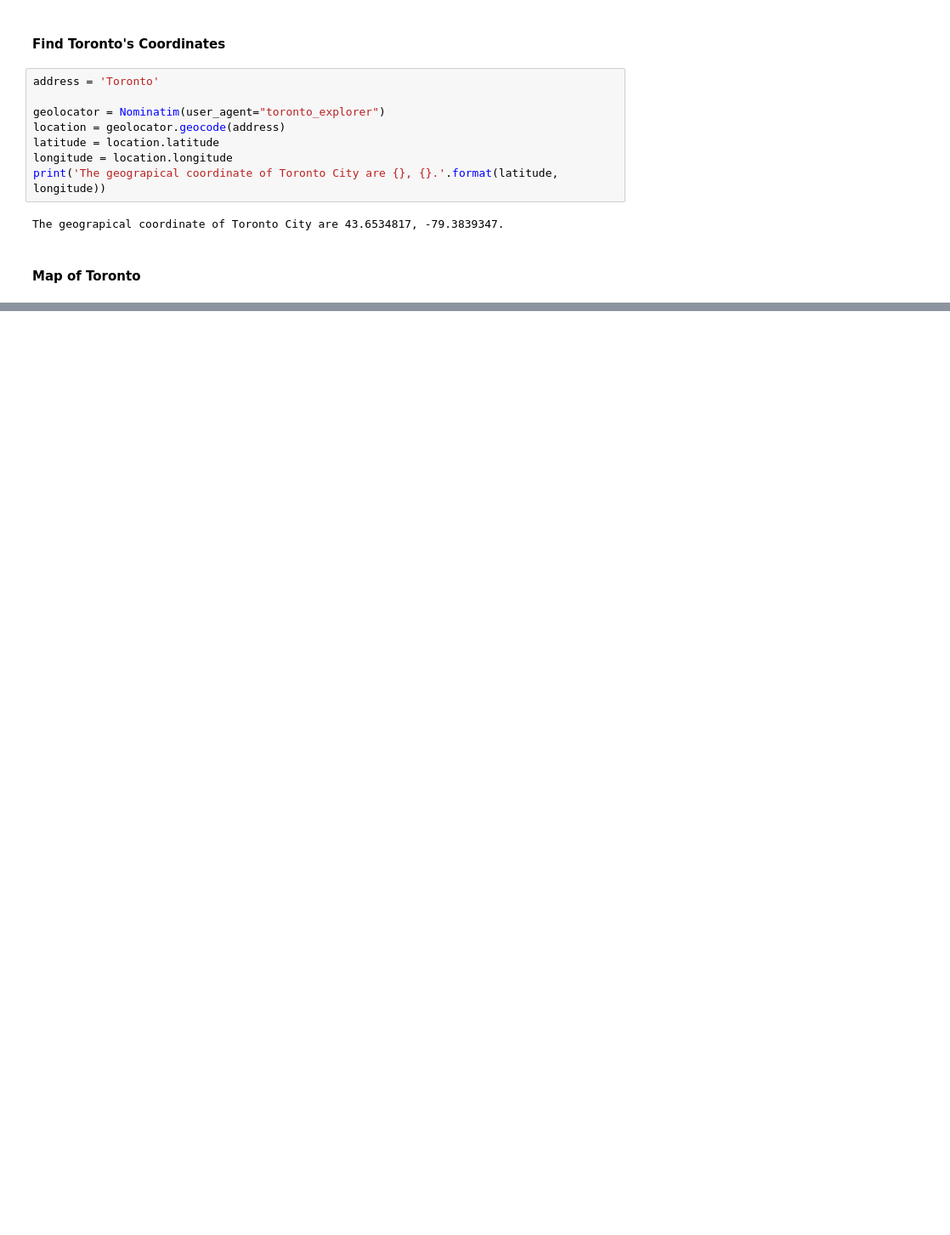
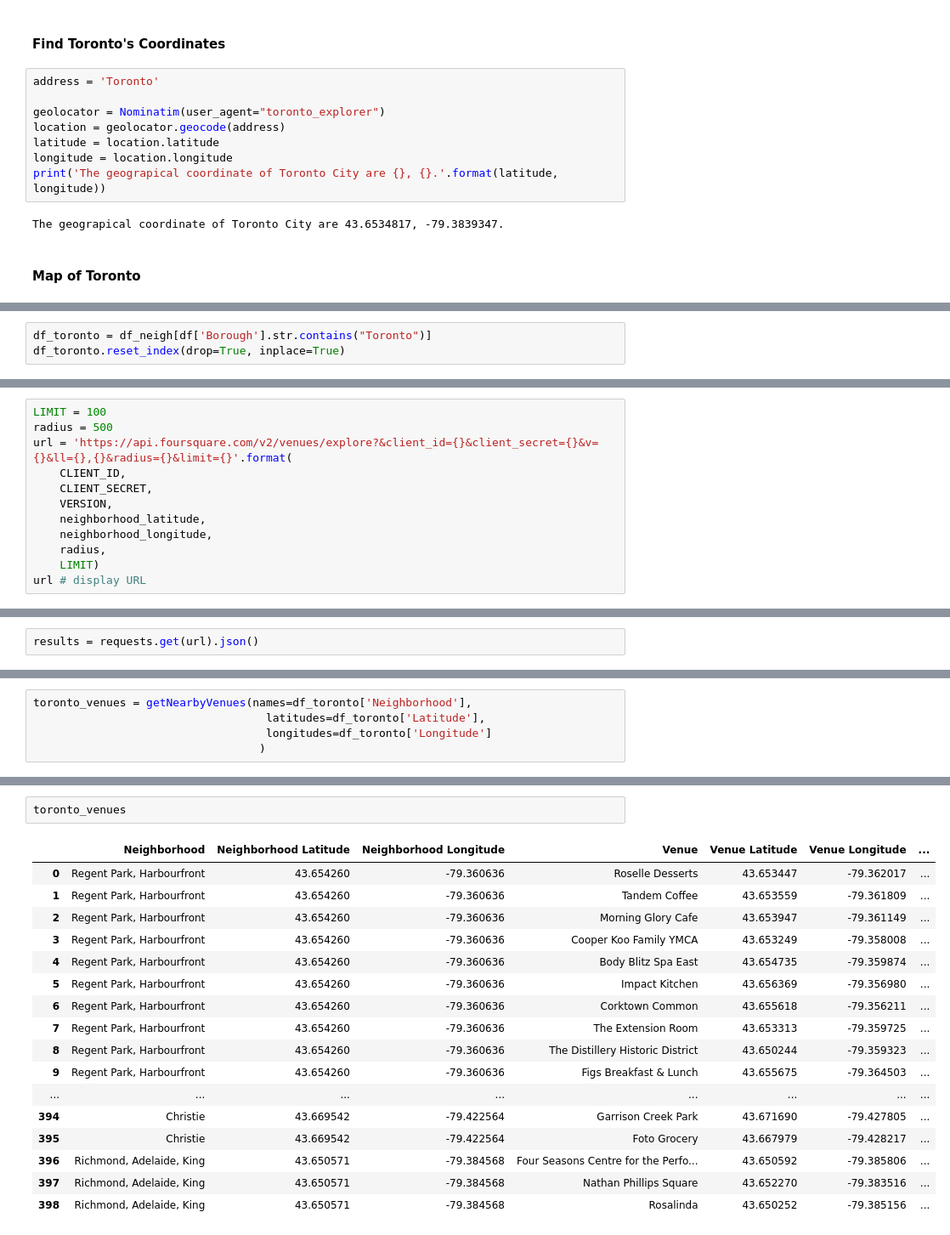
Before and after one commit to primo391981/Coursera_Capstone, a Jupyter notebook: Applied data Science Capstone.ipynb, the cells around one changed output, grey strips where cells are left out. Shown at 85% size. Drawn from its saved outputs; the diff is of its cells as text; blank space fills up the shorter version.

```diff
--- a/Applied data Science Capstone.ipynb
+++ b/Applied data Science Capstone.ipynb
@@ -182,0 +191,3 @@ map_toronto
+# %%
+df_toronto = df_neigh[df['Borough'].str.contains("Toronto")]
+df_toronto.reset_index(drop=True, inplace=True)
@@ -182,0 +202,12 @@ map_toronto
+# %%
+LIMIT = 100
+radius = 500
+url = 'https://api.foursquare.com/v2/venues/explore?&client_id={}&client_secret={}&v={}&ll={},{}&radius={}&limit={}'.format(
+    CLIENT_ID,
+    CLIENT_SECRET,
+    VERSION,
+    neighborhood_latitude,
+    neighborhood_longitude,
+    radius,
+    LIMIT)
+url # display URL
@@ -182,0 +216,2 @@ map_toronto
+# %%
+results = requests.get(url).json()
@@ -182,0 +274,5 @@ map_toronto
+# %%
+toronto_venues = getNearbyVenues(names=df_toronto['Neighborhood'],
+                                   latitudes=df_toronto['Latitude'],
+                                   longitudes=df_toronto['Longitude']
+                                  )
@@ -182,0 +297,20 @@ map_toronto
+# %%
+toronto_venues
+# %% [output]
+|  | Neighborhood | Neighborhood Latitude | Neighborhood Longitude | Venue | Venue Latitude | Venue Longitude | ... |
+| 0 | Regent Park, Harbourfront | 43.654260 | -79.360636 | Roselle Desserts | 43.653447 | -79.362017 | ... |
+| 1 | Regent Park, Harbourfront | 43.654260 | -79.360636 | Tandem Coffee | 43.653559 | -79.361809 | ... |
+| 2 | Regent Park, Harbourfront | 43.654260 | -79.360636 | Morning Glory Cafe | 43.653947 | -79.361149 | ... |
+| 3 | Regent Park, Harbourfront | 43.654260 | -79.360636 | Cooper Koo Family YMCA | 43.653249 | -79.358008 | ... |
+| 4 | Regent Park, Harbourfront | 43.654260 | -79.360636 | Body Blitz Spa East | 43.654735 | -79.359874 | ... |
+| 5 | Regent Park, Harbourfront | 43.654260 | -79.360636 | Impact Kitchen | 43.656369 | -79.356980 | ... |
+| 6 | Regent Park, Harbourfront | 43.654260 | -79.360636 | Corktown Common | 43.655618 | -79.356211 | ... |
+| 7 | Regent Park, Harbourfront | 43.654260 | -79.360636 | The Extension Room | 43.653313 | -79.359725 | ... |
+| 8 | Regent Park, Harbourfront | 43.654260 | -79.360636 | The Distillery Historic District | 43.650244 | -79.359323 | ... |
+| 9 | Regent Park, Harbourfront | 43.654260 | -79.360636 | Figs Breakfast & Lunch | 43.655675 | -79.364503 | ... |
+| ... | ... | ... | ... | ... | ... | ... | ... |
+| 394 | Christie | 43.669542 | -79.422564 | Garrison Creek Park | 43.671690 | -79.427805 | ... |
+| 395 | Christie | 43.669542 | -79.422564 | Foto Grocery | 43.667979 | -79.428217 | ... |
+| 396 | Richmond, Adelaide, King | 43.650571 | -79.384568 | Four Seasons Centre for the Perfo... | 43.650592 | -79.385806 | ... |
+| 397 | Richmond, Adelaide, King | 43.650571 | -79.384568 | Nathan Phillips Square | 43.652270 | -79.383516 | ... |
+| 398 | Richmond, Adelaide, King | 43.650571 | -79.384568 | Rosalinda | 43.650252 | -79.385156 | ... |
```
Also changed, not shown: parts of 44 cells of this notebook.
